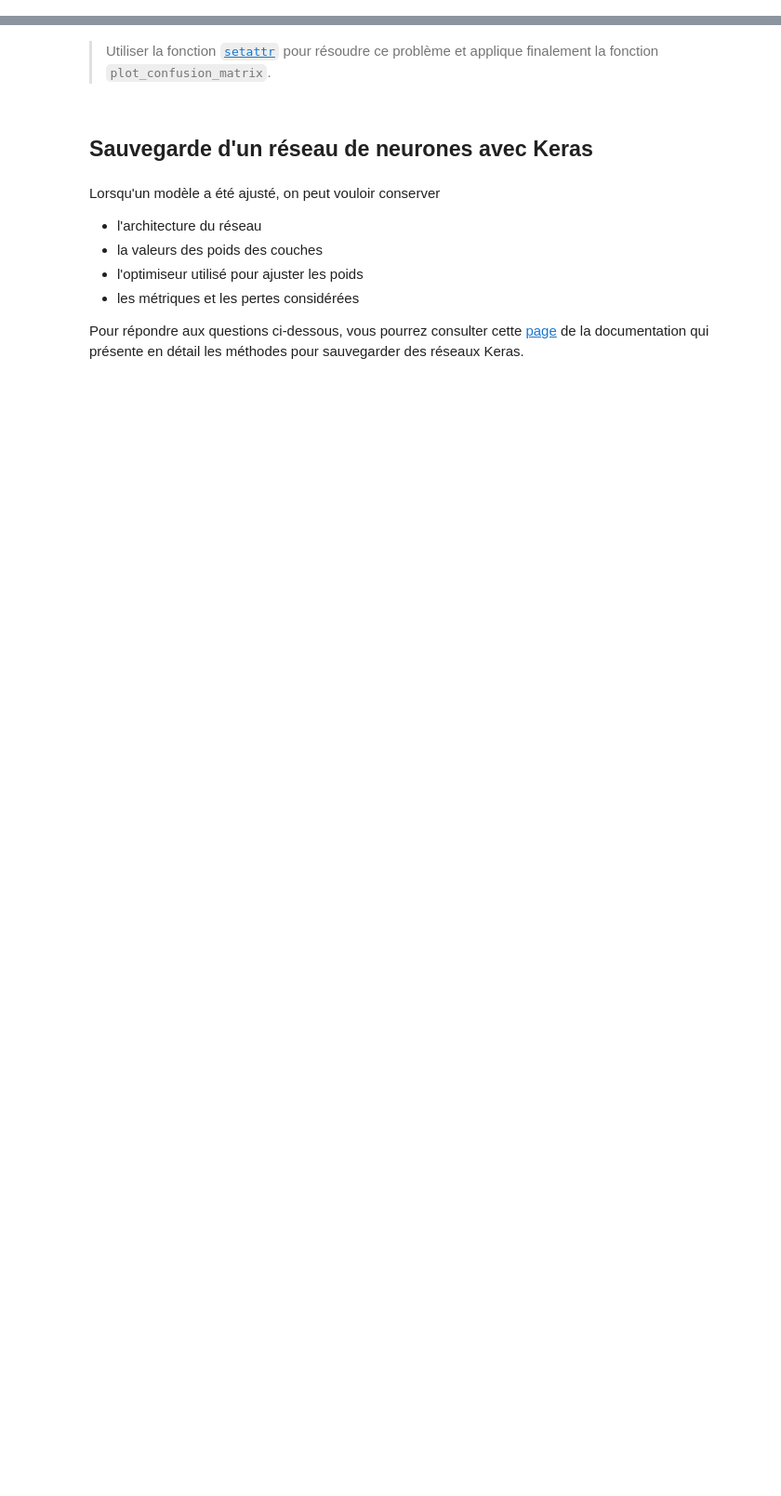
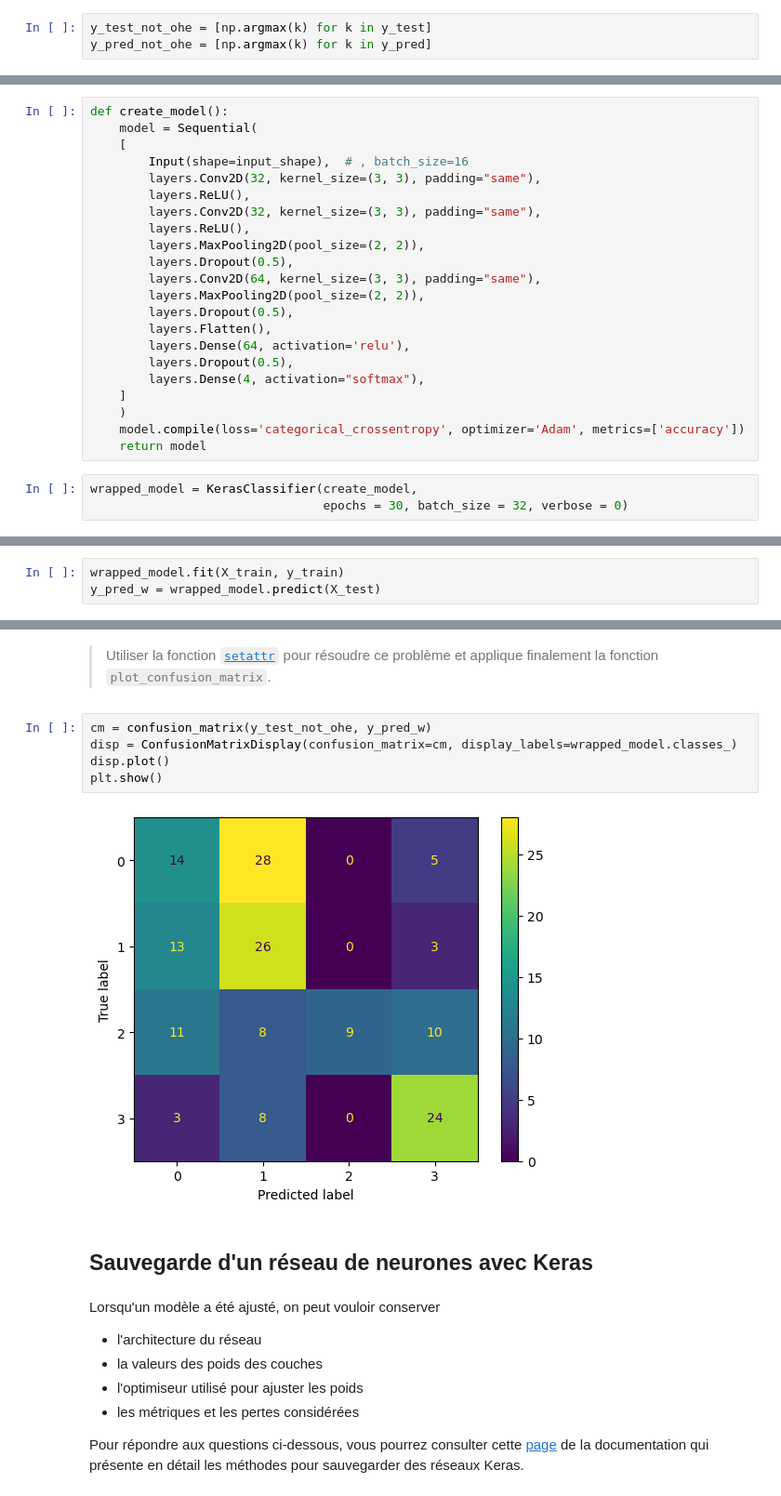
Before and after one commit to dgalemb/STASC, a Jupyter notebook: TP5.ipynb, the cells around one changed output, grey strips where cells are left out. Shown at 93% size. Drawn from its saved outputs; the diff is of its cells as text; blank space fills up the shorter version.

```diff
--- a/TP5.ipynb
+++ b/TP5.ipynb
@@ -282,0 +420,3 @@ On a bien que pour la troisième couche 9248 =
+# %%
+y_test_not_ohe = [np.argmax(k) for k in y_test]
+y_pred_not_ohe = [np.argmax(k) for k in y_pred]
@@ -294,2 +451,27 @@ wrapped_model = KerasClassifier(build_fn = lambda : ### TO DO ###,
+# %%
+def create_model():
+    model = Sequential(
+    [
+        Input(shape=input_shape),  # , batch_size=16
+        layers.Conv2D(32, kernel_size=(3, 3), padding="same"),
+        layers.ReLU(),
+        layers.Conv2D(32, kernel_size=(3, 3), padding="same"),
+        layers.ReLU(),
+        layers.MaxPooling2D(pool_size=(2, 2)),
+        layers.Dropout(0.5),
+        layers.Conv2D(64, kernel_size=(3, 3), padding="same"),
+        layers.MaxPooling2D(pool_size=(2, 2)),
+        layers.Dropout(0.5),
+        layers.Flatten(),
+        layers.Dense(64, activation='relu'),
+        layers.Dropout(0.5),
+        layers.Dense(4, activation="softmax"),
+    ]
+    )
+    model.compile(loss='categorical_crossentropy', optimizer='Adam', metrics=['accuracy'])
+    return model
+# %%
+wrapped_model = KerasClassifier(create_model,
+                                epochs = 30, batch_size = 32, verbose = 0)
 # %% [markdown]
 > Ajuster ce modèle sur les données d'apprentissage. Assurez vous que les prédictions de `wrapped_model` et de `my_first_CNN` sur les données de test sont bien identiques.
@@ -295,0 +480,3 @@ wrapped_model = KerasClassifier(build_fn = lambda : ### TO DO ###,
+# %%
+wrapped_model.fit(X_train, y_train)
+y_pred_w = wrapped_model.predict(X_test)
@@ -307,5 +506,12 @@ wrapped_model._estimator_type
 # %% [markdown]
 > Utiliser la fonction [`setattr`](https://docs.python.org/3/library/functions.html#setattr) pour résoudre ce problème et applique finalement la fonction `plot_confusion_matrix`.
+# %%
+cm = confusion_matrix(y_test_not_ohe, y_pred_w)
+disp = ConfusionMatrixDisplay(confusion_matrix=cm, display_labels=wrapped_model.classes_)
+disp.plot()
+plt.show()
+# %% [output]
+[figure, added]
 # %% [markdown]
 ## Sauvegarde d'un réseau de neurones avec Keras
 # %% [markdown]
```
Also changed, not shown: parts of 34 cells of this notebook, 5 other files.
